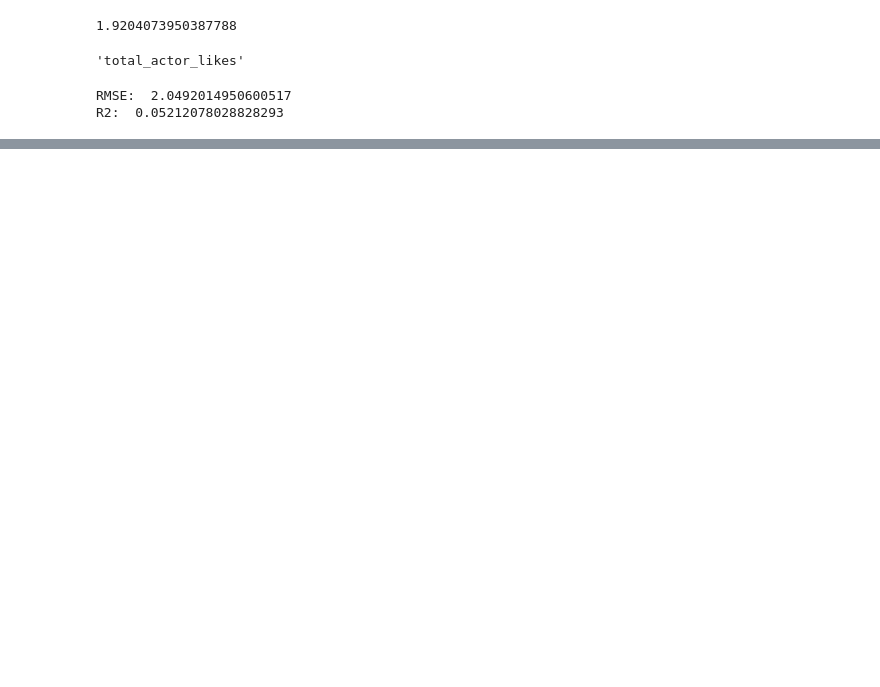
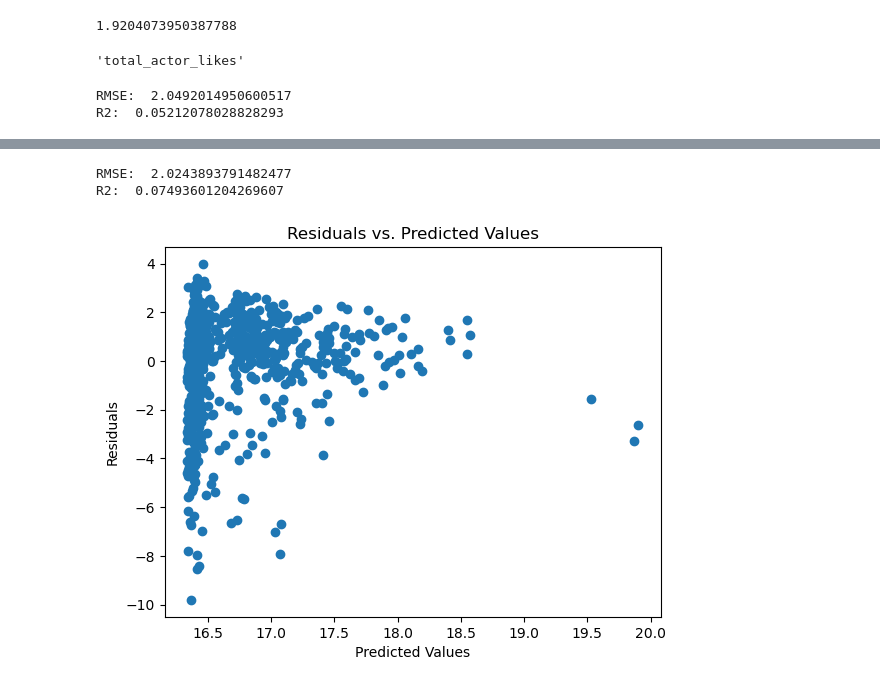
Before and after one commit to diegoschum/Zzzz, a Jupyter notebook: data_manipulation.ipynb, the cells around one changed output, grey strips where cells are left out. Drawn from its saved outputs; the diff is of its cells as text; code cells hidden in the pictures; blank space fills up the shorter version.

```diff
--- a/data_manipulation.ipynb
+++ b/data_manipulation.ipynb
@@ -206,0 +211,30 @@ R2:  0.05212078028828293
+# %%
+#apply quadratic transformation to model
+from sklearn.preprocessing import PolynomialFeatures
+from sklearn.pipeline import make_pipeline
+
+# Create a pipeline to apply a cubic transformation to the data
+# and then fit a linear regression model
+model = make_pipeline(PolynomialFeatures(2), LinearRegression())
+
+# Fit the model on the training set
+model.fit(X_train[[genre]], y_train)
+
+# Calculate the RMSE for the cubic model
+y_pred = model.predict(X_test[[genre]])
+rmse = np.sqrt(mean_squared_error(y_test, y_pred))
+print('RMSE: ', rmse)
+print('R2: ', model.score(X_test[[genre]], y_test))
+# %% [output]
+RMSE:  2.0243893791482477
+R2:  0.07493601204269607
+# %%
+#plot residuals
+residuals = y_test - y_pred
+plt.scatter(y_pred, residuals)
+plt.title('Residuals vs. Predicted Values')
+plt.xlabel('Predicted Values')
+plt.ylabel('Residuals')
+plt.show()
+# %% [output]
+[figure, added]
```
Also changed, not shown: parts of 4 cells of this notebook.
